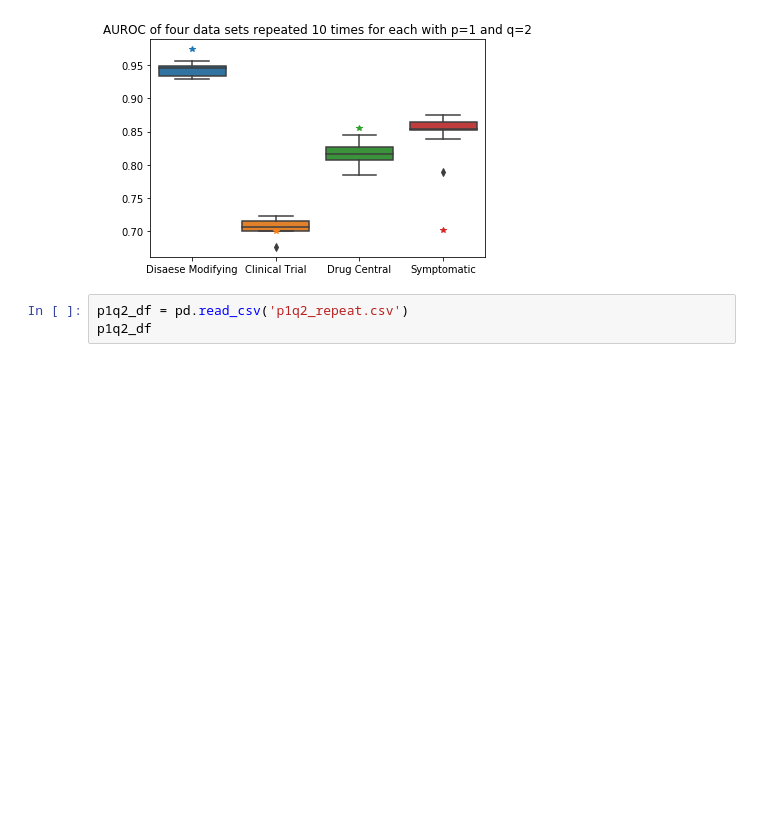
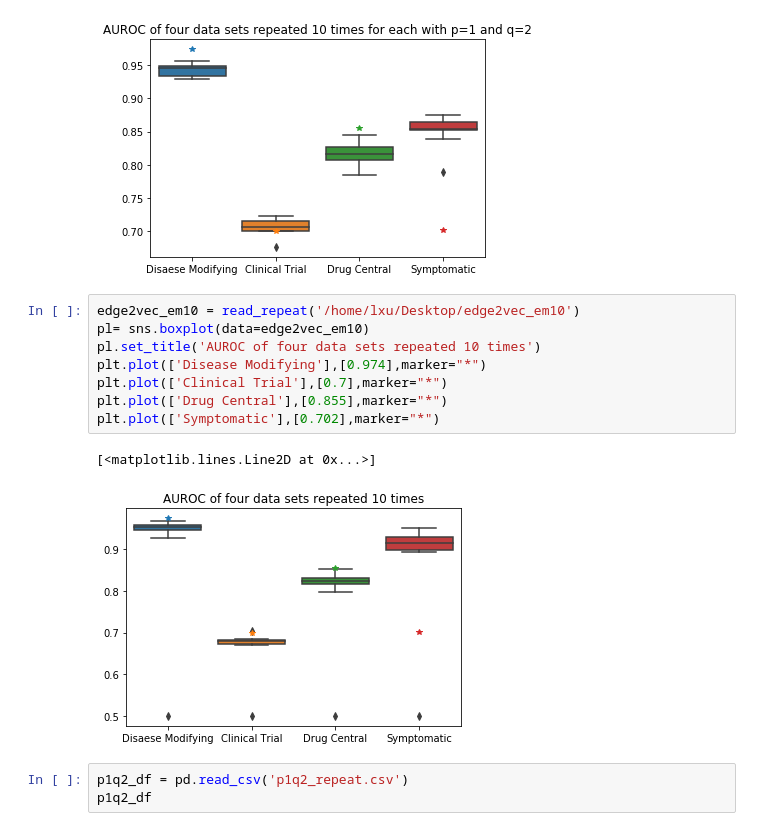
Before and after one commit to drugrelink/drugrelink, a Jupyter notebook: notebooks/plot_node2vec_optimization.ipynb, the cells around one changed output. Saved outputs shown, nothing was run; the diff lists cells and outputs as text; blank space fills up the shorter version.

Commit message:
Add new plots for edge2vec

```diff
--- a/notebooks/plot_node2vec_optimization.ipynb
+++ b/notebooks/plot_node2vec_optimization.ipynb
@@ -382,6 +382,17 @@ plt.plot(['Symptomatic'],[0.702],marker="*")
 # %% [output]
 [<matplotlib.lines.Line2D at 0x...>]
 [figure]
+# %%
+edge2vec_em10 = read_repeat('/home/lxu/Desktop/edge2vec_em10')
+pl= sns.boxplot(data=edge2vec_em10)
+pl.set_title('AUROC of four data sets repeated 10 times')
+plt.plot(['Disease Modifying'],[0.974],marker="*")
+plt.plot(['Clinical Trial'],[0.7],marker="*")
+plt.plot(['Drug Central'],[0.855],marker="*")
+plt.plot(['Symptomatic'],[0.702],marker="*")
+# %% [output]
+[<matplotlib.lines.Line2D at 0x...>]
+[figure, added]
 # %%
 p1q2_df = pd.read_csv('p1q2_repeat.csv')
 p1q2_df
```
Also changed, not shown: parts of 1 cell of this notebook.
